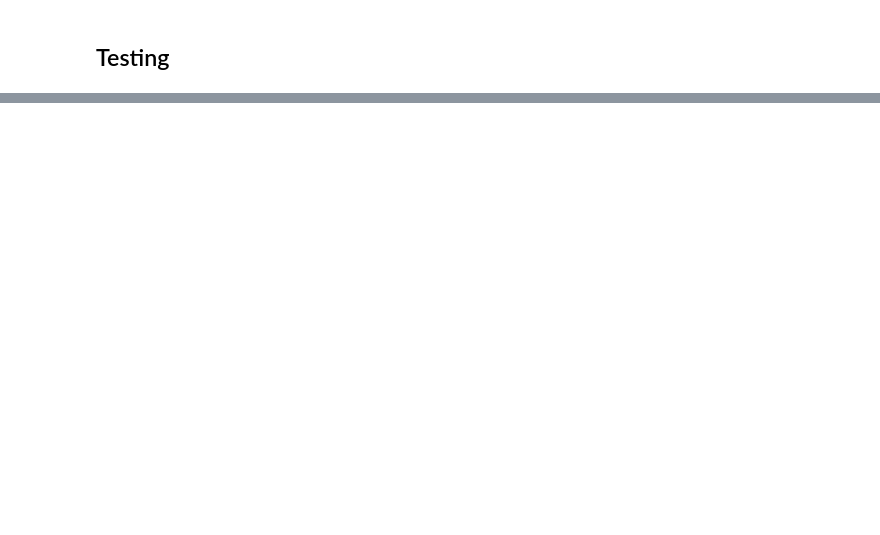
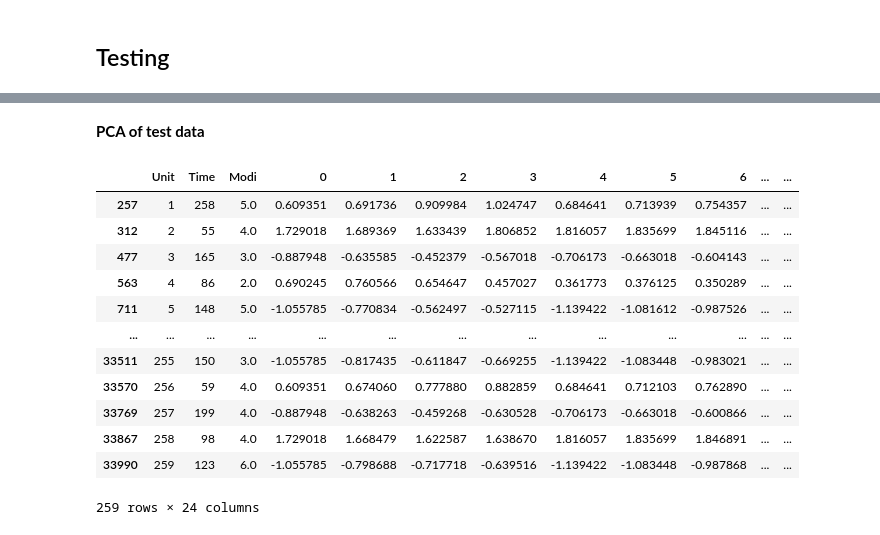
Before and after one commit to mfranzreb/DDMML_project, a Jupyter notebook: Turbofan/Master.ipynb, the cells around one changed output, grey strips where cells are left out. Cells and saved outputs as stored; diff of their text form; code cells hidden in the pictures; blank space fills up the shorter version.

```diff
--- a/Turbofan/Master.ipynb
+++ b/Turbofan/Master.ipynb
@@ -255,2 +270,7 @@ AttributeError: 'Axes' object has no attribute 'xlabel'
 # %% [markdown]
 ## Testing
+# %%
+test_data = turbofan_importFDdata('test_FD002.txt')
+rul = np.loadtxt('RUL_FD002.txt', dtype=int)
+print(rul[:10])
+test_data
@@ -256,0 +292,11 @@ AttributeError: 'Axes' object has no attribute 'xlabel'
+# %%
+test_data.drop('Setting1', inplace=True, axis=1)
+test_data.drop('Setting2', inplace=True, axis=1)
+test_data.drop('Setting3', inplace=True, axis=1)
+test_data.insert(2, 'Modi', modi)
+test_data.loc[test_data.Modi == 29, 'Modi'] = 1
+test_data.loc[test_data.Modi == 33, 'Modi'] = 2
+test_data.loc[test_data.Modi == 37, 'Modi'] = 3
+test_data.loc[test_data.Modi == 40, 'Modi'] = 4
+test_data.loc[test_data.Modi == 45, 'Modi'] = 5
+test_data.loc[test_data.Modi == 48, 'Modi'] = 6
@@ -256,0 +319,5 @@ AttributeError: 'Axes' object has no attribute 'xlabel'
+# %%
+test_scaler = StandardScaler()
+test_data = pd.concat([test_data.iloc[:,0:3], pd.DataFrame(test_scaler.fit_transform(test_data.iloc[:,3:]))], axis=1)
+# %% [markdown]
+**PCA of test data**
@@ -256,0 +328,18 @@ AttributeError: 'Axes' object has no attribute 'xlabel'
+# %%
+max_time_indices = test_data.groupby('Unit')['Time'].idxmax()
+last_measure = test_data.loc[max_time_indices]
+last_measure
+# %% [output]
+|  | Unit | Time | Modi | 0 | 1 | 2 | 3 | 4 | 5 | 6 | ... | ... |
+| 257 | 1 | 258 | 5.0 | 0.609351 | 0.691736 | 0.909984 | 1.024747 | 0.684641 | 0.713939 | 0.754357 | ... | ... |
+| 312 | 2 | 55 | 4.0 | 1.729018 | 1.689369 | 1.633439 | 1.806852 | 1.816057 | 1.835699 | 1.845116 | ... | ... |
+| 477 | 3 | 165 | 3.0 | -0.887948 | -0.635585 | -0.452379 | -0.567018 | -0.706173 | -0.663018 | -0.604143 | ... | ... |
+| 563 | 4 | 86 | 2.0 | 0.690245 | 0.760566 | 0.654647 | 0.457027 | 0.361773 | 0.376125 | 0.350289 | ... | ... |
+| 711 | 5 | 148 | 5.0 | -1.055785 | -0.770834 | -0.562497 | -0.527115 | -1.139422 | -1.081612 | -0.987526 | ... | ... |
+| ... | ... | ... | ... | ... | ... | ... | ... | ... | ... | ... | ... | ... |
+| 33511 | 255 | 150 | 3.0 | -1.055785 | -0.817435 | -0.611847 | -0.669255 | -1.139422 | -1.083448 | -0.983021 | ... | ... |
+| 33570 | 256 | 59 | 4.0 | 0.609351 | 0.674060 | 0.777880 | 0.882859 | 0.684641 | 0.712103 | 0.762890 | ... | ... |
+| 33769 | 257 | 199 | 4.0 | -0.887948 | -0.638263 | -0.459268 | -0.630528 | -0.706173 | -0.663018 | -0.600866 | ... | ... |
+| 33867 | 258 | 98 | 4.0 | 1.729018 | 1.668479 | 1.622587 | 1.638670 | 1.816057 | 1.835699 | 1.846891 | ... | ... |
+| 33990 | 259 | 123 | 6.0 | -1.055785 | -0.798688 | -0.717718 | -0.639516 | -1.139422 | -1.083448 | -0.987868 | ... | ... |
+259 rows × 24 columns
```
Also changed, not shown: parts of 7 cells of this notebook.
